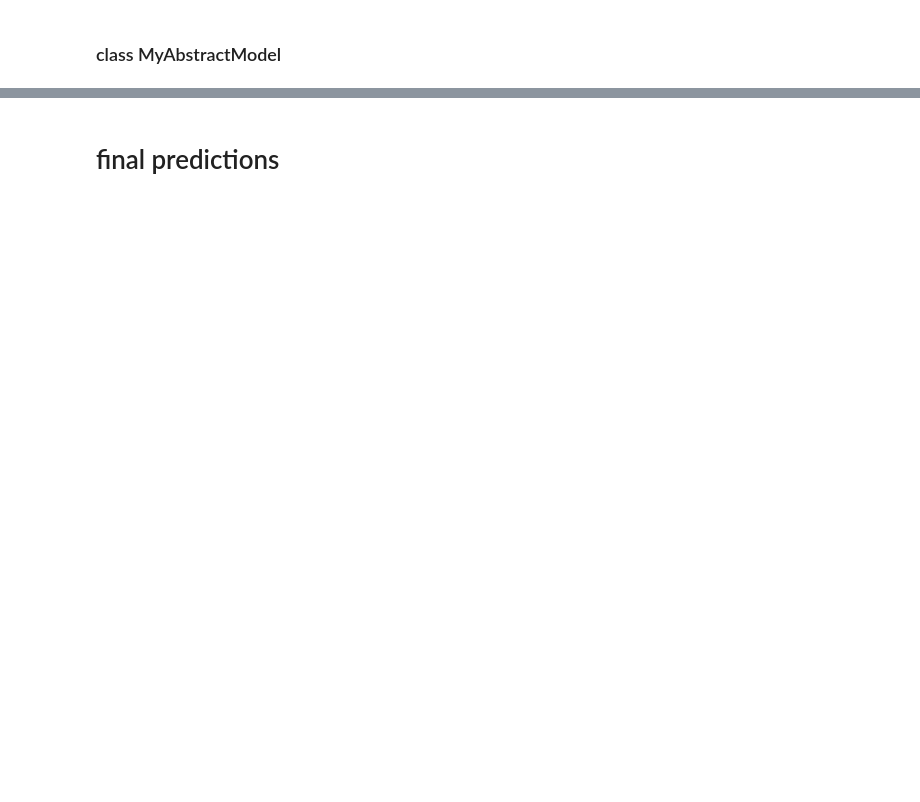
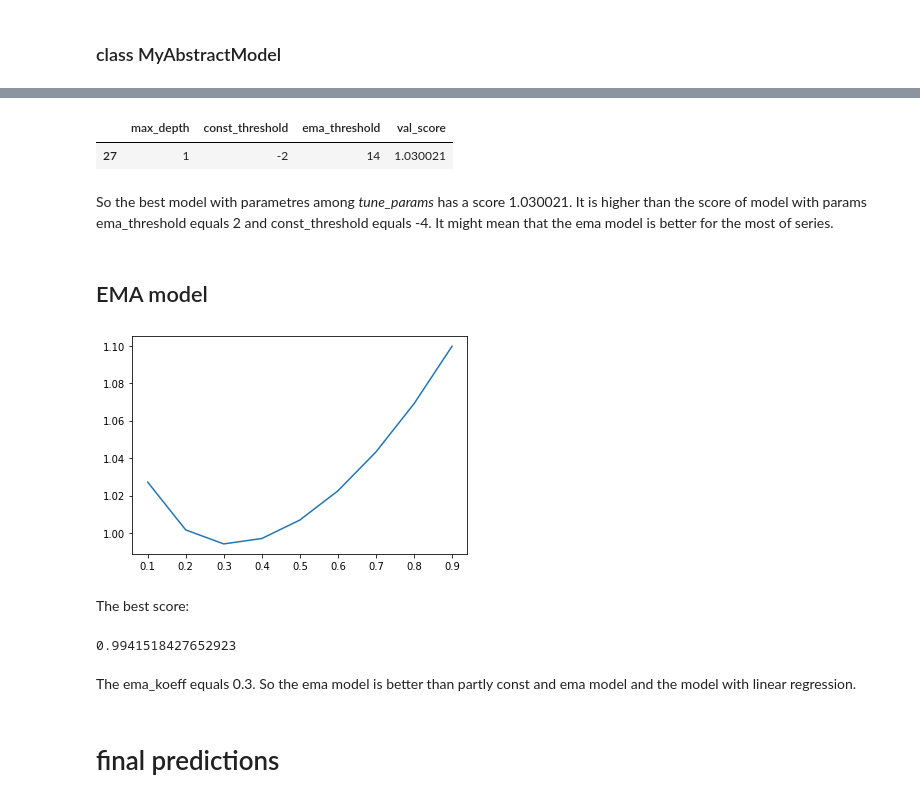
Before and after one commit to vkhmara/EPAM-Internship, a Jupyter notebook: Predict future sales/Experiments.ipynb, the cells around one changed output, grey strips where cells are left out. Drawn from its saved outputs; the diff is of its cells as text; code cells hidden in the pictures; blank space fills up the shorter version.

```diff
--- a/Predict future sales/Experiments.ipynb
+++ b/Predict future sales/Experiments.ipynb
@@ -718,2 +63,0 @@ ema_model.fit(train_X)
-# %%
-ema_predicted = ema_model.predict(test_X)
@@ -951,0 +204,18 @@ MSE(test_target, mean_predicted)
+# %%
+train_scores = {}
+val_scores = {}
+
+for max_depth, const_threshold, ema_threshold in tune_params:
+    part_ema_and_const_model = PartEMAAndConstModel(LGBMRegressor,
+                                                      ema_threshold, const_threshold,
+                                                      max_depth=max_depth, n_estimators=100)
+    part_ema_and_const_model.fit(X_train, y_train)
+
+    part_ema_and_const_predicted_val = part_ema_and_const_model.predict(X_val)
+    val_scores[(max_depth, const_threshold, ema_threshold)] = RMSE(y_val, part_ema_and_const_predicted_val)
+
+    print('max_depth:', max_depth)
+    print('const_threshold:', const_threshold)
+    print('ema_treshold:', ema_threshold)
+    print('val score:', val_scores[(max_depth, const_threshold, ema_threshold)])
+    print('------------------------------------------')
@@ -952,2 +240,54 @@ MSE(test_target, mean_predicted)
+# %%
+val_scores_df = pd.DataFrame(val_scores, index=[1]).T.reset_index()\
+    .rename(columns={
+    'level_0': 'max_depth',
+    'level_1': 'const_threshold',
+    'level_2': 'ema_threshold',
+    1: 'val_score'
+})
+
+val_scores_df[val_scores_df.val_score == val_scores_df.val_score.min()]
+# %% [output]
+|  | max_depth | const_threshold | ema_threshold | val_score |
+| 27 | 1 | -2 | 14 | 1.030021 |
+# %% [markdown]
+So the best model with parametres among *tune_params* has a score 1.030021. It is higher than the score of model with params ema_threshold equals 2 and const_threshold equals -4. It might mean that the ema model is better for the most of series.
+# %% [markdown]
+## EMA model
+# %%
+class EMAModel(MyAbstractModel):
+
+    def __init__(self, ema_koeff):
+
+        MyAbstractModel.__init__(self, None)
+        self.ema_koeff = ema_koeff
+
+    def predict_shop_item(self, shop_id, item_id):
+        try:
+            ser = list(self.all_series.loc[(shop_id, item_id)])
+        except KeyError as e:
+            return 0
+
+        return EMA(ser, self.ema_koeff)
+# %%
+ema_scores = {}
+for ema_koeff in np.linspace(0.1, 0.9, 9):
+    ema_model = EMAModel(ema_koeff=ema_koeff)
+    ema_model.fit(X_train, y_train)
+    ema_predicted = ema_model.predict(X_val)
+    ema_scores[ema_koeff] = RMSE(y_val, ema_predicted)
+# %%
+plt.plot(ema_scores.keys(), ema_scores.values())
+plt.show()
+# %% [output]
+[figure, added]
+# %% [markdown]
+The best score:
+# %%
+min(ema_scores.values())
+# %% [output]
+0.9941518427652923
+# %% [markdown]
+The ema_koeff equals 0.3. So the ema model is better than partly const and ema model and the model with linear regression.
 # %% [markdown]
 # final predictions
```
Also changed, not shown: parts of 199 cells of this notebook.
